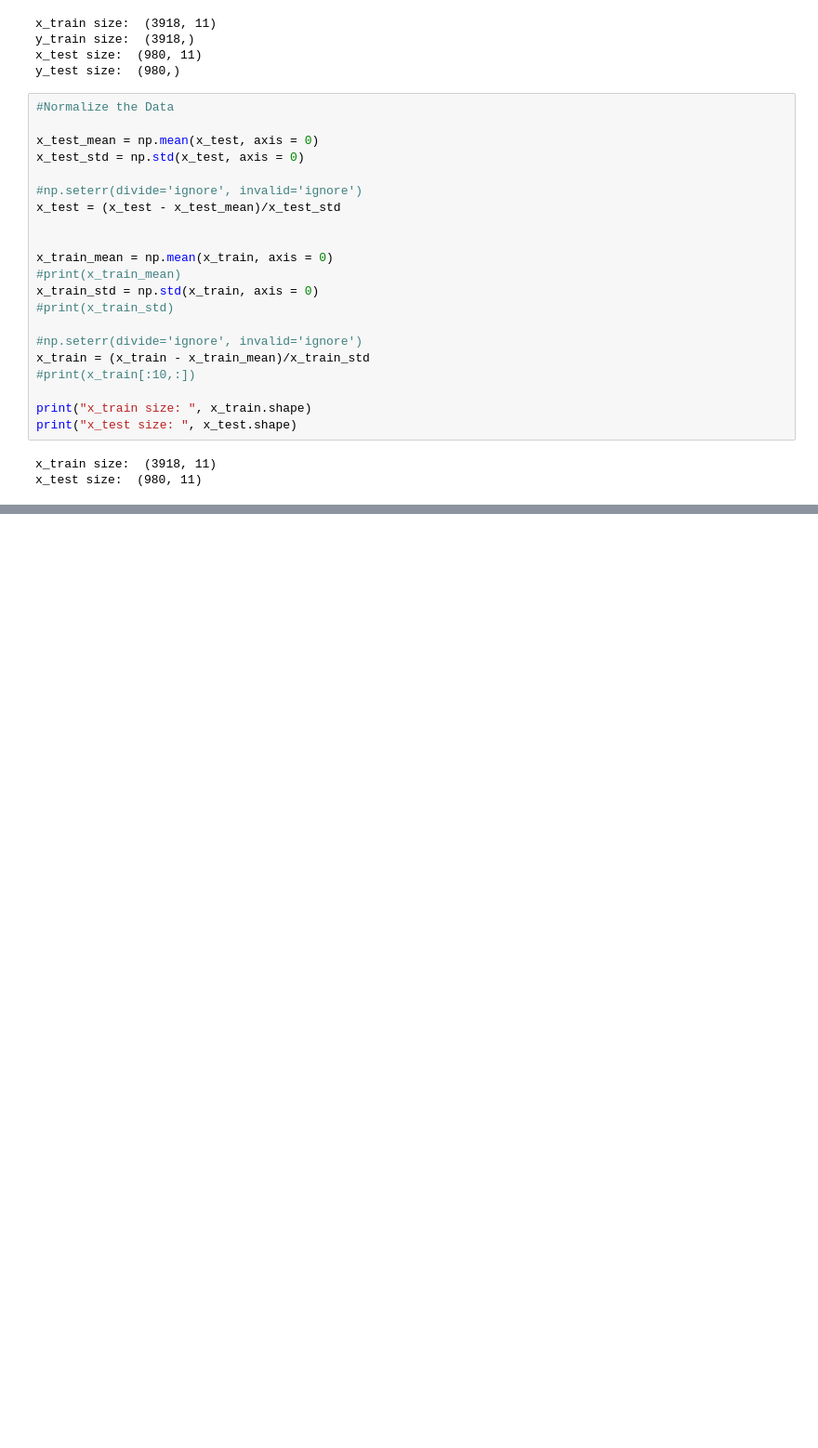
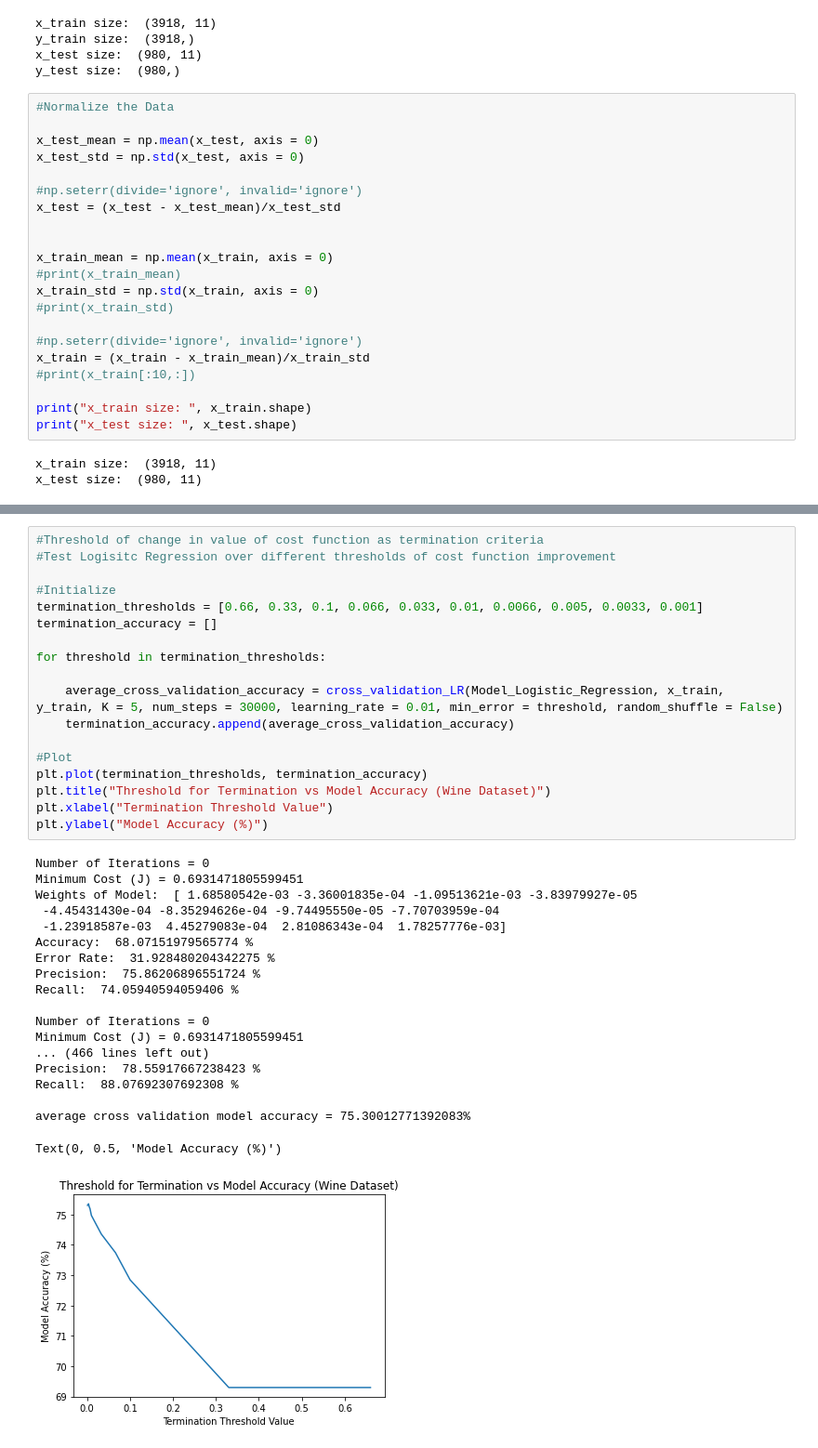
Before and after one commit to pbrebner/binary-classification-from-scratch, a Jupyter notebook: binary_white_wine_quality.ipynb, the cells around one changed output, grey strips where cells are left out. Shown at 93% size. Cells and saved outputs as stored; diff of their text form; blank space fills up the shorter version.

```diff
--- a/binary_white_wine_quality.ipynb
+++ b/binary_white_wine_quality.ipynb
@@ -283,0 +720,38 @@ x_test size:  (980, 11)
+# %%
+#Threshold of change in value of cost function as termination criteria
+#Test Logisitc Regression over different thresholds of cost function improvement
+
+#Initialize
+termination_thresholds = [0.66, 0.33, 0.1, 0.066, 0.033, 0.01, 0.0066, 0.005, 0.0033, 0.001]
+termination_accuracy = []
+
+for threshold in termination_thresholds:
+
+    average_cross_validation_accuracy = cross_validation_LR(Model_Logistic_Regression, x_train, y_train, K = 5, num_steps = 30000, learning_rate = 0.01, min_error = threshold, random_shuffle = False)
+    termination_accuracy.append(average_cross_validation_accuracy)
+
+#Plot
+plt.plot(termination_thresholds, termination_accuracy)
+plt.title("Threshold for Termination vs Model Accuracy (Wine Dataset)")
+plt.xlabel("Termination Threshold Value")
+plt.ylabel("Model Accuracy (%)")
+# %% [output]
+Number of Iterations = 0
+Minimum Cost (J) = 0.6931471805599451
+Weights of Model:  [ 1.68580542e-03 -3.36001835e-04 -1.09513621e-03 -3.83979927e-05
+ -4.45431430e-04 -8.35294626e-04 -9.74495550e-05 -7.70703959e-04
+ -1.23918587e-03  4.45279083e-04  2.81086343e-04  1.78257776e-03]
+Accuracy:  68.07151979565774 %
+Error Rate:  31.928480204342275 %
+Precision:  75.86206896551724 %
+Recall:  74.05940594059406 %
+
+Number of Iterations = 0
+Minimum Cost (J) = 0.6931471805599451
+... (466 lines left out)
+Precision:  78.55917667238423 %
+Recall:  88.07692307692308 %
+
+average cross validation model accuracy = 75.30012771392083%
+Text(0, 0.5, 'Model Accuracy (%)')
+[figure, added]
```
Also changed, not shown: parts of 19 cells of this notebook.
